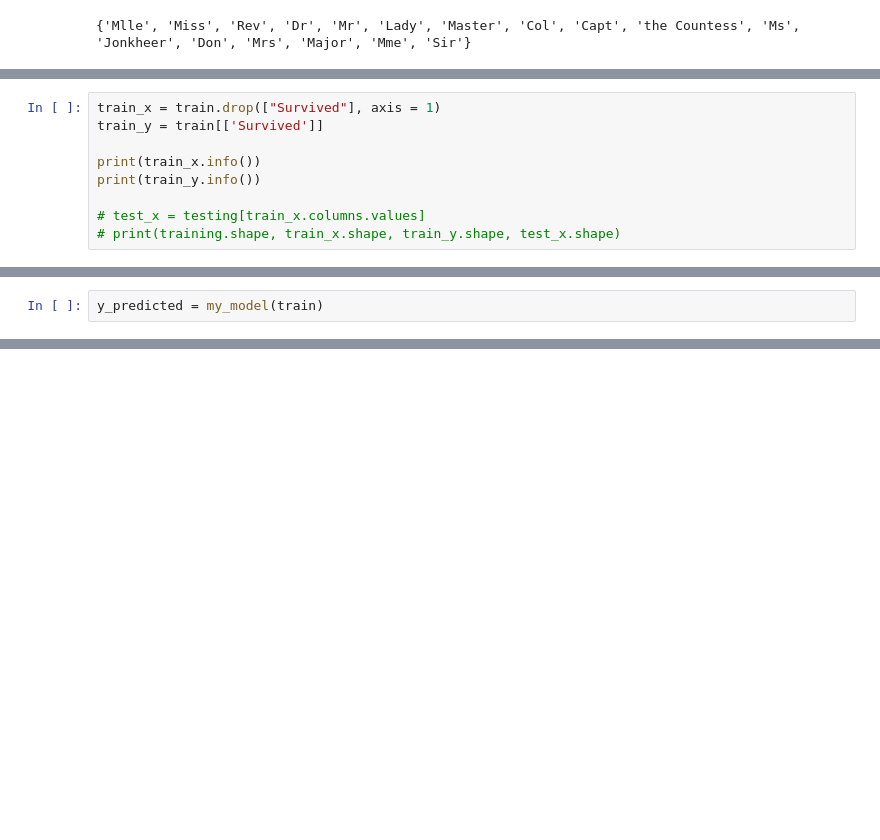
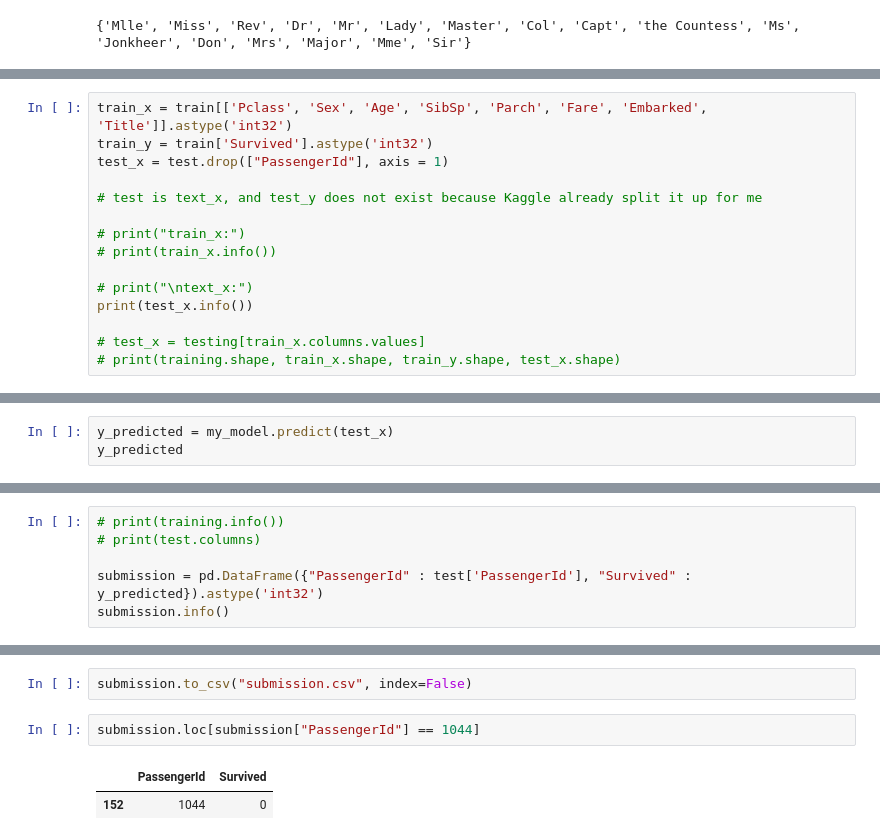
Before and after one commit to henrym105/personal_projects, a Jupyter notebook: Titanic Kaggle/titanic.ipynb, the cells around one changed output, grey strips where cells are left out. Drawn from its saved outputs; the diff is of its cells as text; blank space fills up the shorter version.

Commit message:
First Successful Submission: 75%  accuracy

```diff
--- a/Titanic Kaggle/titanic.ipynb
+++ b/Titanic Kaggle/titanic.ipynb
@@ -288,9 +309,15 @@ train.describe()
 # %%
-train_x = train.drop(["Survived"], axis = 1)
-train_y = train[['Survived']]
+train_x = train[['Pclass', 'Sex', 'Age', 'SibSp', 'Parch', 'Fare', 'Embarked', 'Title']].astype('int32')
+train_y = train['Survived'].astype('int32')
+test_x = test.drop(["PassengerId"], axis = 1)
 
-print(train_x.info())
-print(train_y.info())
+# test is text_x, and test_y does not exist because Kaggle already split it up for me
+
+# print("train_x:")
+# print(train_x.info())
+
+# print("\ntext_x:")
+print(test_x.info())
 
 # test_x = testing[train_x.columns.values]
 # print(training.shape, train_x.shape, train_y.shape, test_x.shape)
@@ -320,4 +346,5 @@ my_model.fit(train_x, train_y)
 # %% [output]
 LogisticRegression()
 # %%
-y_predicted = my_model(train)
+y_predicted = my_model.predict(test_x)
+y_predicted
@@ -323,0 +384,6 @@ y_predicted = my_model(train)
+# %%
+# print(training.info())
+# print(test.columns)
+
+submission = pd.DataFrame({"PassengerId" : test['PassengerId'], "Survived" : y_predicted}).astype('int32')
+submission.info()
@@ -323,0 +400,7 @@ y_predicted = my_model(train)
+# %%
+submission.to_csv("submission.csv", index=False)
+# %%
+submission.loc[submission["PassengerId"] == 1044]
+# %% [output]
+|  | PassengerId | Survived |
+| 152 | 1044 | 0 |
```
Also changed, not shown: parts of 16 cells of this notebook, 1 other file.
